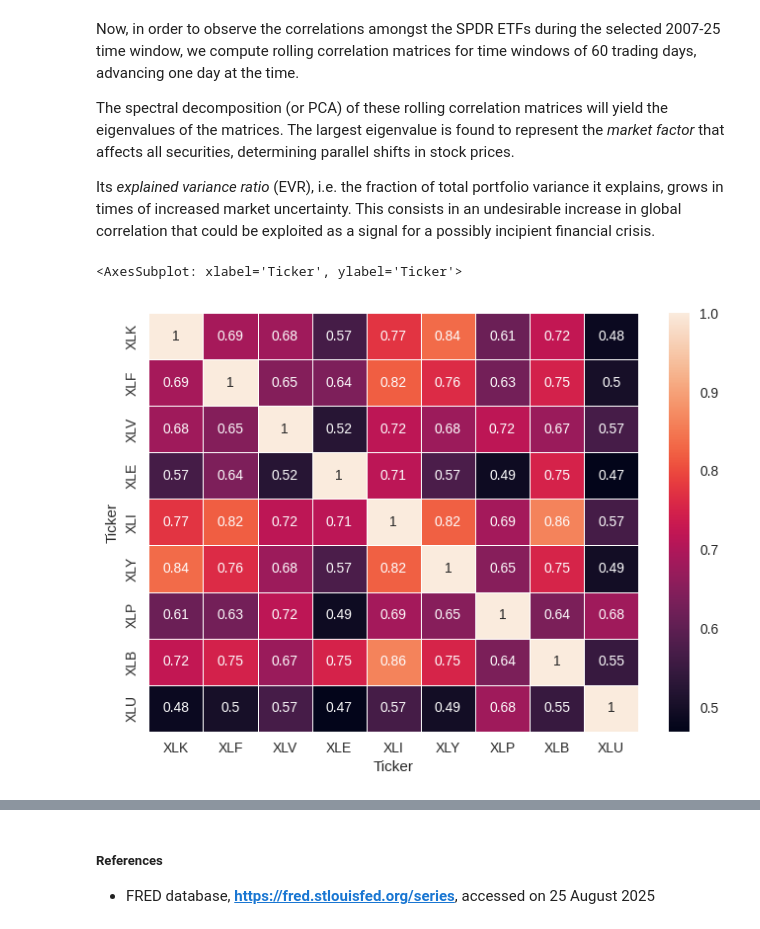
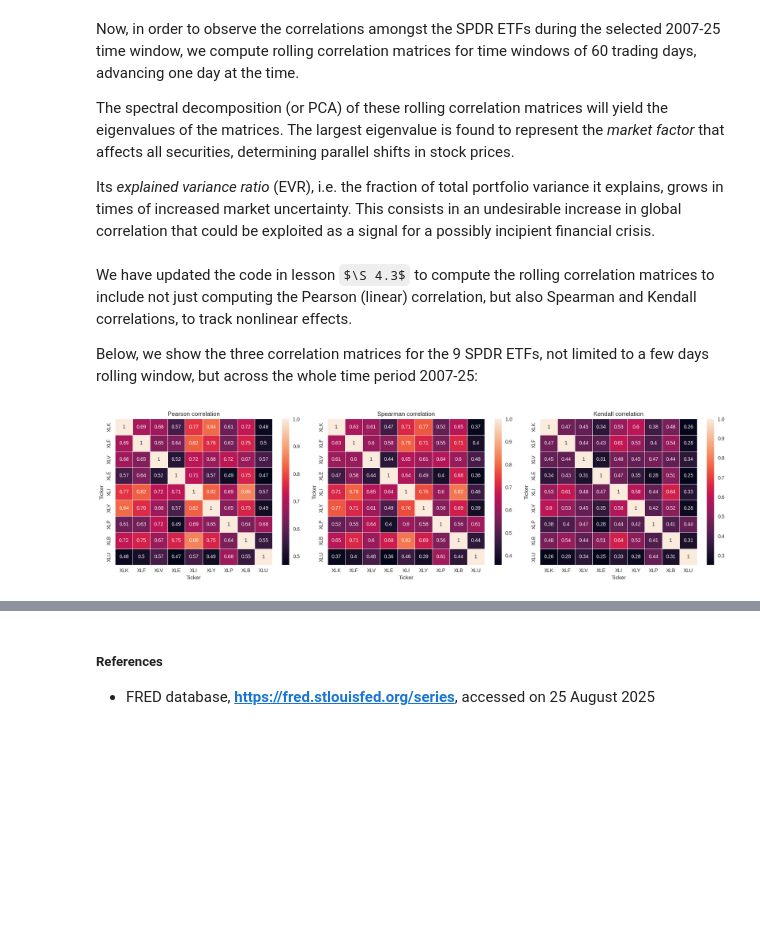
Before and after one commit to George-Creekbed/capstone_review, a Jupyter notebook: gwp1.ipynb, the cells around one changed output, grey strips where cells are left out. Drawn from its saved outputs; the diff is of its cells as text; code cells hidden in the pictures; some formulas as TeX source; blank space fills up the shorter version.

```diff
--- a/gwp1.ipynb
+++ b/gwp1.ipynb
@@ -238,6 +224,23 @@ tnx = prices["^TNX"].loc[EVR1.index] / 100        # ^TNX quote is yield×100
+# %% [markdown]
+We have updated the code in lesson $\S 4.3$ to compute the rolling correlation matrices to include not just computing the Pearson (linear) correlation, but also Spearman and Kendall correlations, to track nonlinear effects.
+
+Below, we show the three correlation matrices for the 9 SPDR ETFs, not limited to a few days rolling window, but across the whole time period 2007-25:
 # %%
 C_pearson = pd.DataFrame(np.corrcoef(sector_rets.T), index=sector_rets.columns, columns=sector_rets.columns)
-sns.heatmap(C_pearson, annot=True, linewidth=.5)
+# spearman correlation
+C_spearman = sector_rets.corr(method='spearman')
+# kendall correlation
+C_kendall = sector_rets.corr(method='kendall')
+
+fig, ax = plt.subplots(1, 3, squeeze=False, figsize=(18, 5))
+ax1 = sns.heatmap(C_pearson, annot=True, linewidth=.5, ax=ax[0,0])
+ax2 = sns.heatmap(C_spearman, annot=True, linewidth=.5, ax=ax[0,1])
+ax3 = sns.heatmap(C_kendall, annot=True, linewidth=.5, ax=ax[0,2])
+ax1.set(title="Pearson correlation")
+ax2.set(title="Spearman correlation")
+ax3.set(title="Kendall correlation")
+
+plt.tight_layout()
+plt.show()
 # %% [output]
-<AxesSubplot: xlabel='Ticker', ylabel='Ticker'>
-[figure, old version]
+[figure, new version]
```
Also changed, not shown: parts of 32 cells of this notebook.
